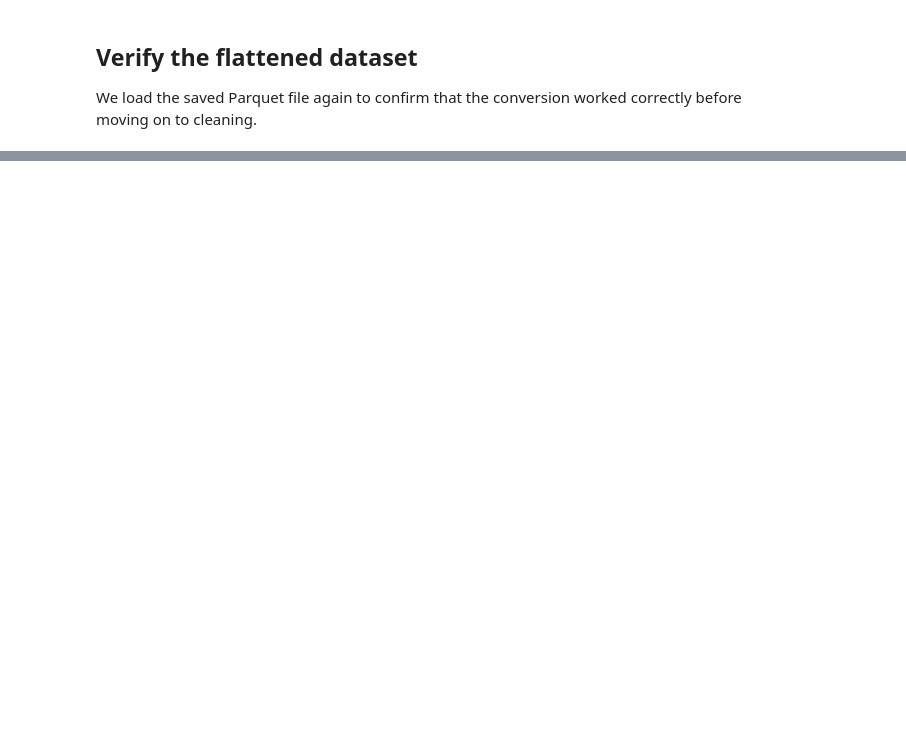
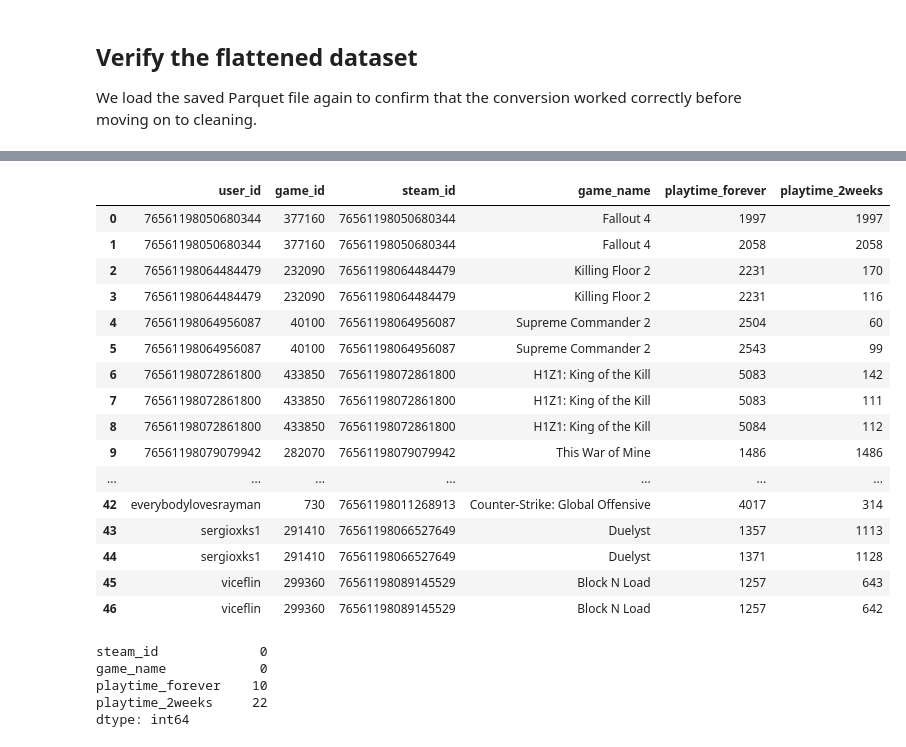
Before and after one commit to oli00tyran/02807-comp_tools_project, a Jupyter notebook: notebooks/01_data_preparation.ipynb, the cells around one changed output, grey strips where cells are left out. Saved outputs shown, nothing was run; the diff lists cells and outputs as text; code cells hidden in the pictures; blank space fills up the shorter version.

```diff
--- a/notebooks/01_data_preparation.ipynb
+++ b/notebooks/01_data_preparation.ipynb
@@ -246,0 +349,38 @@ Shape: (5153209, 6)
+# %%
+# Get the user-game pairs where duplicate rows disagree on at least one value.
+conflicting_index = conflicting_pairs[conflicting_pairs].index
+
+conflicting_rows = duplicate_rows.set_index(
+    ["user_id", "game_id"]
+).loc[conflicting_index].reset_index()
+
+conflicting_rows
+# %% [output]
+|  | user_id | game_id | steam_id | game_name | playtime_forever | playtime_2weeks |
+| 0 | 76561198050680344 | 377160 | 76561198050680344 | Fallout 4 | 1997 | 1997 |
+| 1 | 76561198050680344 | 377160 | 76561198050680344 | Fallout 4 | 2058 | 2058 |
+| 2 | 76561198064484479 | 232090 | 76561198064484479 | Killing Floor 2 | 2231 | 170 |
+| 3 | 76561198064484479 | 232090 | 76561198064484479 | Killing Floor 2 | 2231 | 116 |
+| 4 | 76561198064956087 | 40100 | 76561198064956087 | Supreme Commander 2 | 2504 | 60 |
+| 5 | 76561198064956087 | 40100 | 76561198064956087 | Supreme Commander 2 | 2543 | 99 |
+| 6 | 76561198072861800 | 433850 | 76561198072861800 | H1Z1: King of the Kill | 5083 | 142 |
+| 7 | 76561198072861800 | 433850 | 76561198072861800 | H1Z1: King of the Kill | 5083 | 111 |
+| 8 | 76561198072861800 | 433850 | 76561198072861800 | H1Z1: King of the Kill | 5084 | 112 |
+| 9 | 76561198079079942 | 282070 | 76561198079079942 | This War of Mine | 1486 | 1486 |
+| ... | ... | ... | ... | ... | ... | ... |
+| 42 | everybodylovesrayman | 730 | 76561198011268913 | Counter-Strike: Global Offensive | 4017 | 314 |
+| 43 | sergioxks1 | 291410 | 76561198066527649 | Duelyst | 1357 | 1113 |
+| 44 | sergioxks1 | 291410 | 76561198066527649 | Duelyst | 1371 | 1128 |
+| 45 | viceflin | 299360 | 76561198089145529 | Block N Load | 1257 | 643 |
+| 46 | viceflin | 299360 | 76561198089145529 | Block N Load | 1257 | 642 |
+# %%
+# Count how many duplicate groups have conflicting values in each column.
+conflicts_by_column = (value_counts > 1).sum()
+
+print(conflicts_by_column)
+# %% [output]
+steam_id             0
+game_name            0
+playtime_forever    10
+playtime_2weeks     22
+dtype: int64
```
Also changed, not shown: parts of 27 cells of this notebook, 1 other file.
